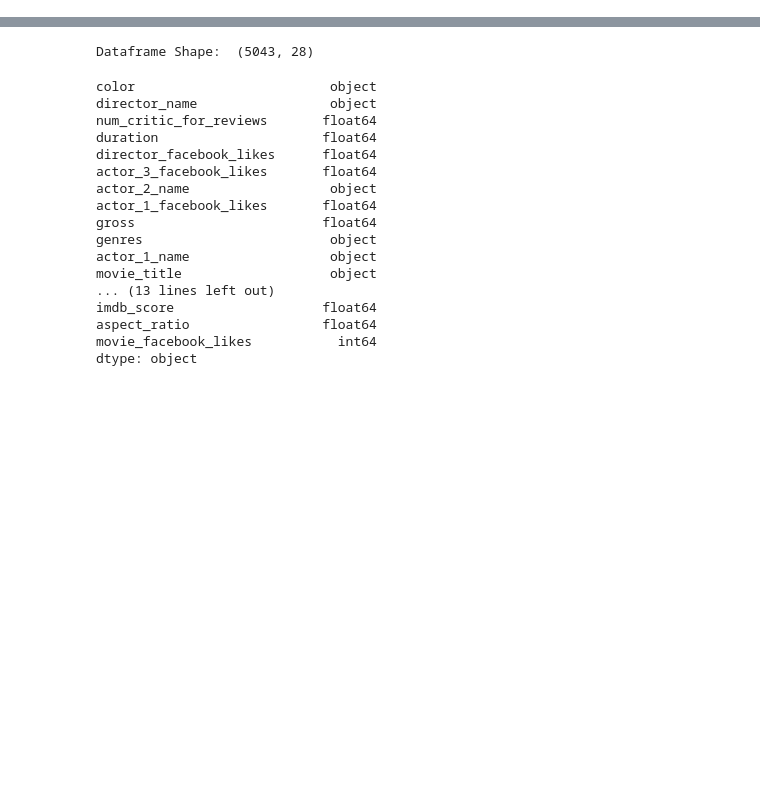
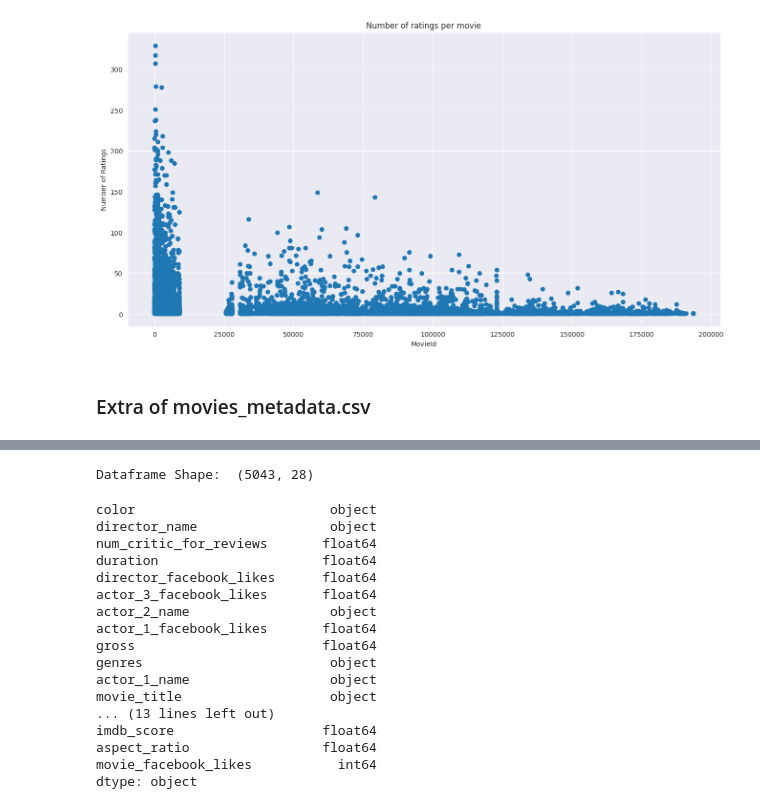
Before and after one commit to chirag-25/Movie-Recommendation-System, a Jupyter notebook: data_analysis.ipynb, the cells around one changed output, grey strips where cells are left out. Cells and saved outputs as stored; diff of their text form; code cells hidden in the pictures; blank space fills up the shorter version.

```diff
--- a/data_analysis.ipynb
+++ b/data_analysis.ipynb
@@ -9,3 +76,17 @@ warnings.filterwarnings('ignore')
+# %%
+ratings_data_count = pd.DataFrame(ratings_data.groupby('movieId')['rating'].count())
+ratings_data_count = ratings_data_count.rename(columns={'rating': 'num_ratings'})
+ratings_data_count = ratings_data_count.sort_values('num_ratings', ascending=False)
+plt.figure(figsize=(16,8))
+plt.scatter(ratings_data_count.index, ratings_data_count['num_ratings'])
+plt.title('Number of ratings per movie')
+plt.xlabel('MovieId')
+plt.ylabel('Number of Ratings')
+plt.show()
+# %% [output]
+[figure, added]
+# %% [markdown]
+### Extra of movies_metadata.csv
 # %%
 movies = pd.read_csv('/home/hitesh/Desktop/Data Science Project/Movie-Recommendation-System/movie_metadata.csv')
 movies.head()
```
Also changed, not shown: parts of 8 cells of this notebook.
